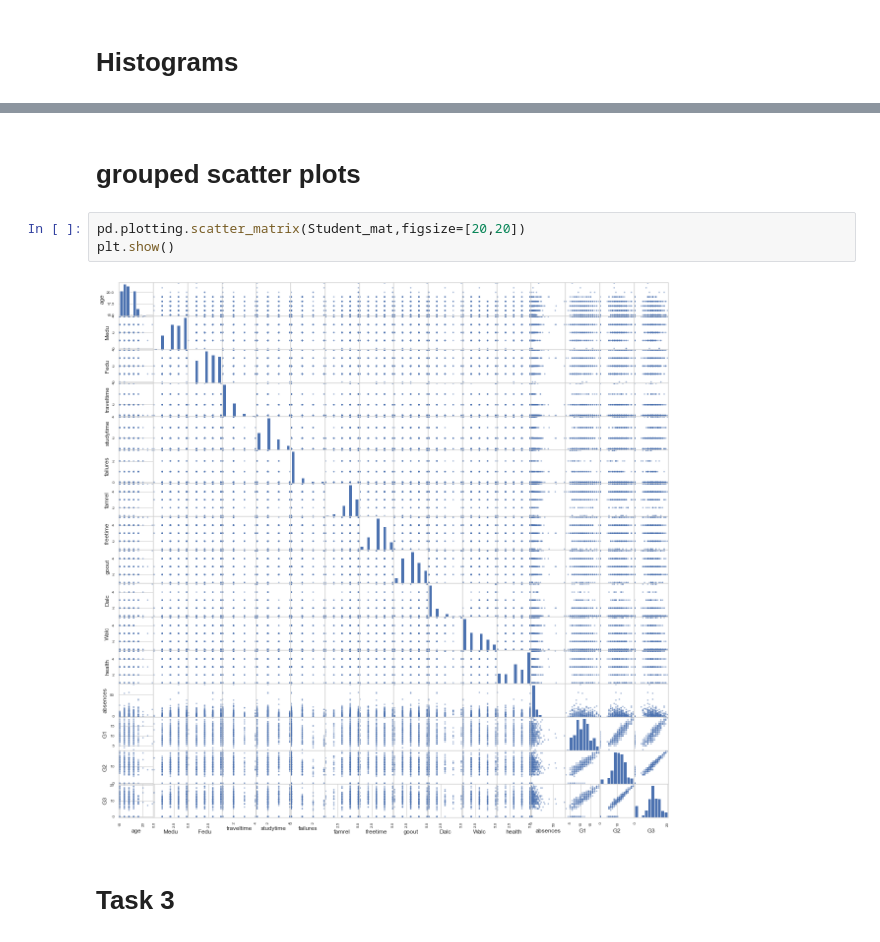
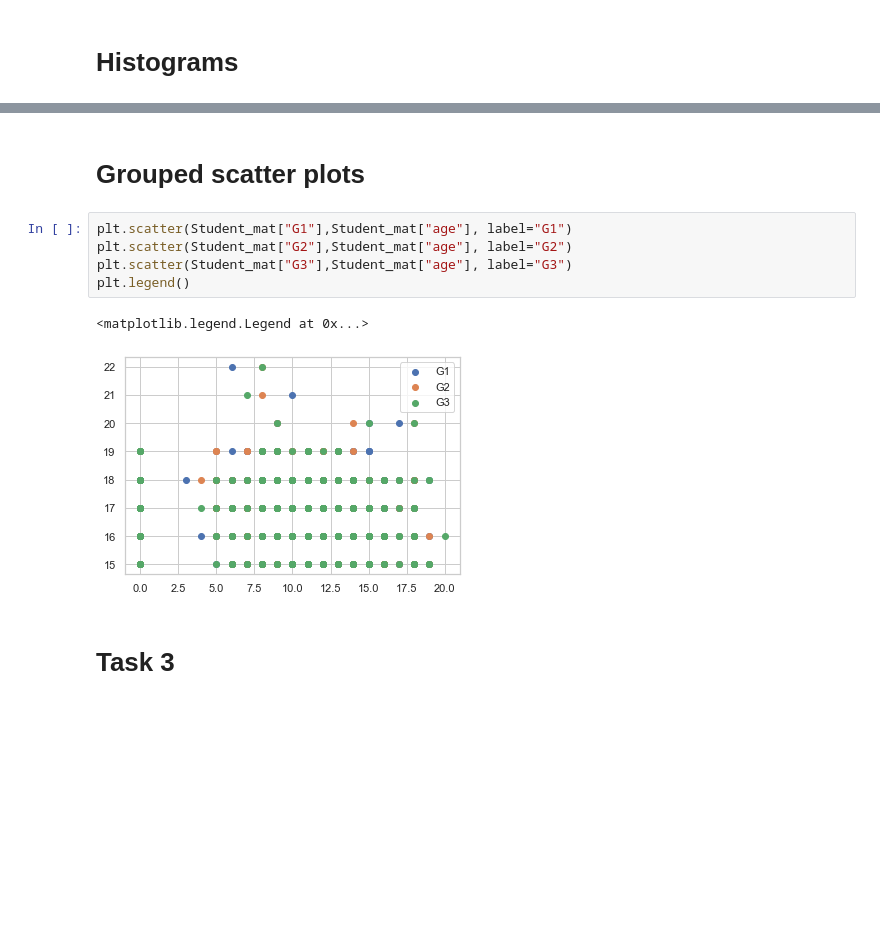
Before and after one commit to minhduckan123/bai2, a Jupyter notebook: Comp-615-Assignment_edit2.ipynb, the cells around one changed output, grey strips where cells are left out. Drawn from its saved outputs; the diff is of its cells as text; blank space fills up the shorter version.

```diff
--- a/Comp-615-Assignment_edit2.ipynb
+++ b/Comp-615-Assignment_edit2.ipynb
@@ -107,10 +141,13 @@ for a  in ["school" ,"address", "Fedu" , "goout" , "health"]:
 # %% [markdown]
-# grouped scatter plots
+# Grouped scatter plots
 # %%
-pd.plotting.scatter_matrix(Student_mat,figsize=[20,20])
-plt.show()
+plt.scatter(Student_mat["G1"],Student_mat["age"], label="G1")
+plt.scatter(Student_mat["G2"],Student_mat["age"], label="G2")
+plt.scatter(Student_mat["G3"],Student_mat["age"], label="G3")
+plt.legend()
 # %% [output]
+<matplotlib.legend.Legend at 0x...>
-[figure, old version]
+[figure, new version]
 # %% [markdown]
 # Task 3
 # %% [markdown]
```
Also changed, not shown: parts of 10 cells of this notebook.
